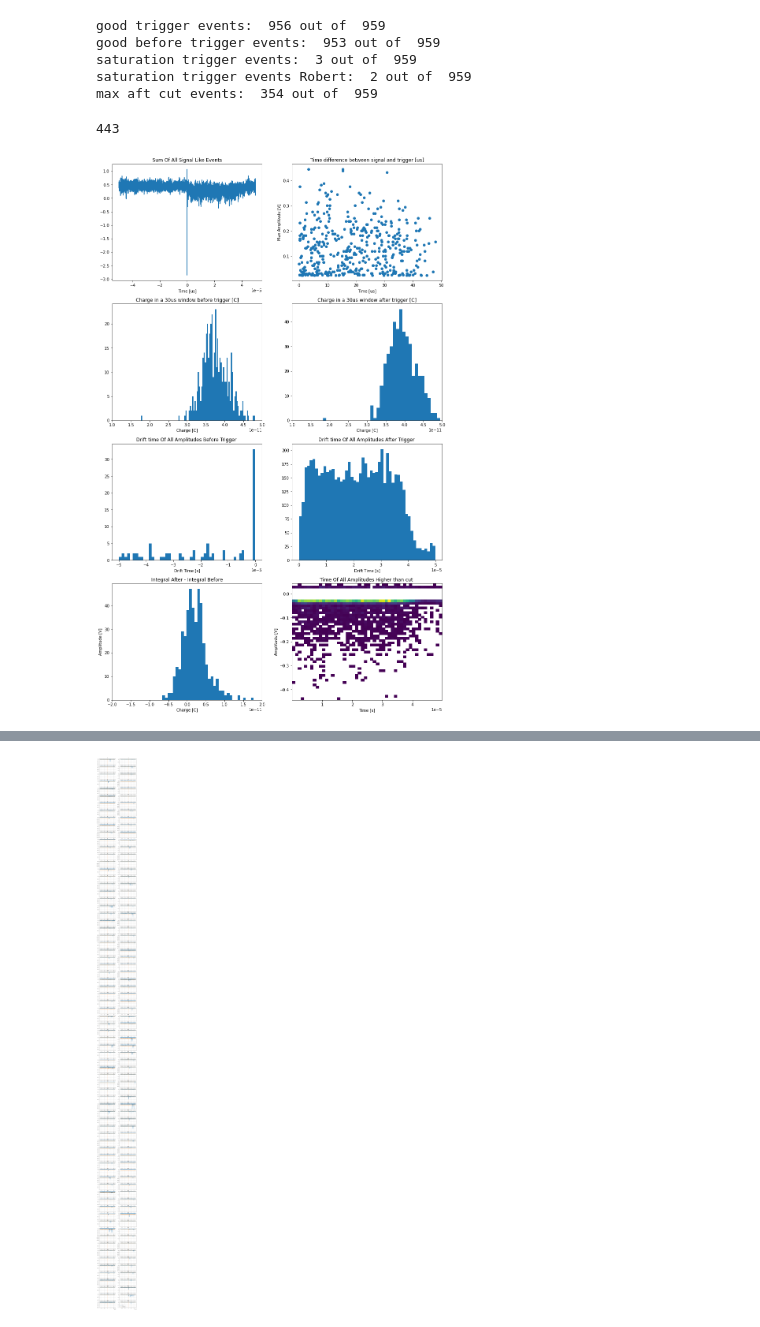
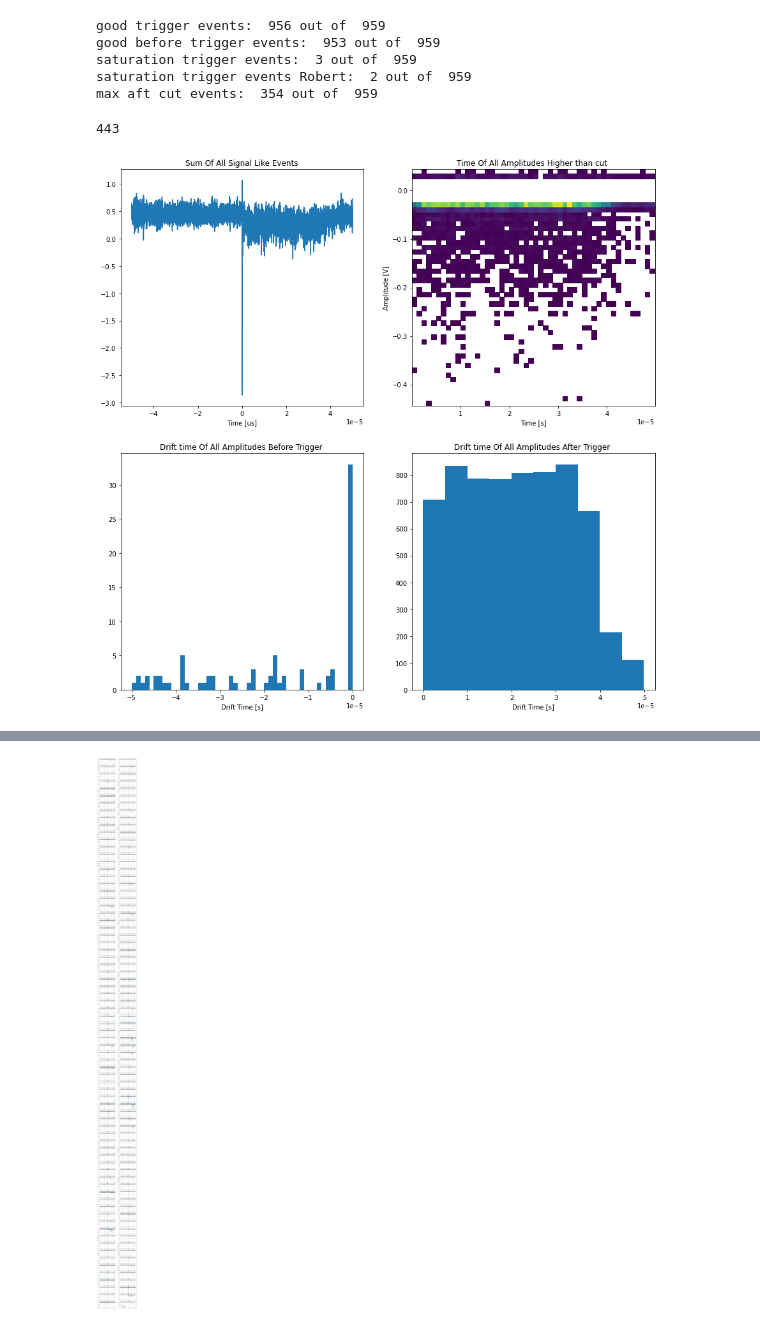
Before and after one commit to robert-mihai/TPC_Comissioning, a Jupyter notebook: SeabornDF.ipynb, the cells around one changed output, grey strips where cells are left out. Cells and saved outputs as stored; diff of their text form; code cells hidden in the pictures.

```diff
--- a/SeabornDF.ipynb
+++ b/SeabornDF.ipynb
@@ -311,8 +334,9 @@ for i in range(len(evt_no)):
     if (  Max_bef[i] > cut_val and good_evt_flag[i] == 'Good Event'):
         cut2_idx.append(i)
 # %%
+#-------------------------------------
 #plot events for "cut1" after the trigger
-
+#-------------------------------------
 Int_bef_cut1 = []
 Int_aft_cut1 = []
 for i in range(len(cut1_idx)):
@@ -323,80 +347,46 @@ for i in range(len(cut1_idx)):
 print (len(cut1_idx))
 
 
-
-# for i in range(len(cut1_idx)):
-#     int_norm_bef = 0
-#     int_norm_aft = 0
-#     for j in range(len(ampl_TPC[cut1_idx[i]])):
-#         if (int_LowLim < time_TPC[i][j]  and time_TPC[i][j] < trig_offset -2e-6):
-#             #Int_bef_cut1[i]+=abs(ampl_TPC[cut1_idx[i]][j]) * dt/(2*Impedance)
-#             int_norm_bef+=1
-#         if (int_UpLim < time_TPC[i][j]  and time_TPC[i][j]> trig_offset):
-#             Int_aft_cut1[i]+=abs(ampl_TPC[cut1_idx[i]][j]) * dt/(2*Impedance)
-#             int_norm_aft+=1
-#     Int_bef_cut1[i]=Int_bef_cut1[i]/int_norm_bef
-#     Int_aft_cut1[i]=Int_bef_cut1[i]/int_norm_aft
-
-# On the left: This plots the sum of all the events passing the cut1 criterium
-# On the right: The time difference between the maximum and the trigger of all the events which pass cut1
-
-
 sig_trig_time = []
 max_aft_cut1 = []
 int_bef_cut1_dump = []
 int_aft_cut1_dump = []
 
+#here I store all the integrals passing the cut1 conditions (to have at least one amplitude higher than 0.02 after trigeer)
 for i in range(len(cut1_idx)):
     sig_trig_time.append((Max_aft_time[cut1_idx[i]]-trig_offset)*1e6)
     max_aft_cut1.append(Max_aft[cut1_idx[i]])
     int_bef_cut1_dump.append(Int_bef[cut1_idx[i]])
     int_aft_cut1_dump.append(Int_aft[cut1_idx[i]])
 # plt.hist(sig_trig_time)
 
 
 
 ampl_sum = []
+
 for i in range(len(ampl_TPC[1])):
     ampl_sum.append(0)
 
 for i in range(len(cut1_idx)):
     for j in range(len(ampl_TPC[cut1_idx[i]])):
         ampl_sum[j]+=ampl_TPC[cut1_idx[i]][j]
 
-fig, axes = plt.subplots(4, 2, figsize=(15, 25), sharey=False)
-
+fig, axes = plt.subplots(2, 2, figsize=(15, 15), sharey=False)
 axes[0,0].plot(time_TPC[1],ampl_sum, color = 'C0')
 axes[0,0].set(title = "Sum Of All Signal Like Events",xlabel = "Time [us]")
-axes[0,1].scatter(sig_trig_time,max_aft_cut1 ,color = 'C0')
-axes[0,1].set(title = "Time difference between signal and trigger [us]",xlabel = 'Time [us]', ylabel = "Max Amplitude [V]")
-
-
-axes[1,0].hist(int_bef_cut1_dump, bins =100,color = 'C0')
-axes[1,0].set(title = "Charge in a 30us window before trigger [C]",xlim = (1e-11,5e-11),xlabel = "Charge [C]")
-axes[1,1].hist(int_aft_cut1_dump , bins =100,color = 'C0')
-axes[1,1].set(title = "Charge in a 30us window after trigger [C]",xlim = (1e-11,5e-11),xlabel = 'Charge [C]')
 
 
 
 
-axes[2,0].hist(big_ampl_bef_time_all,  bins=50 )
-axes[2,0].set(title = "Drift time Of All Amplitudes Before Trigger ",xlabel = "Drift Time [s]" )
-axes[2,1].hist(big_ampl_aft_time_all,  bins=50 )
-axes[2,1].set(title = "Drift time Of All Amplitudes After Trigger ",xlabel = "Drift Time [s]" )
+axes[1,0].hist(big_ampl_bef_time_all,  bins=50 )
+axes[1,0].set(title = "Drift time Of All Amplitudes Before Trigger ",xlabel = "Drift Time [s]" )
+axes[1,1].hist(big_ampl_aft_time_all,  bins=10 )
+axes[1,1].set(title = "Drift time Of All Amplitudes After Trigger ",xlabel = "Drift Time [s]" )
 
-
-dum_list = []
-zip_object = zip(int_aft_cut1_dump, int_bef_cut1_dump)
-for int_aft_cut1_dump_i, int_bef_cut1_dump_i in zip_object:
-    dum_list.append(int_aft_cut1_dump_i-int_bef_cut1_dump_i)
-
-
-axes[3,0].hist(dum_list,  bins=100 )
-axes[3,0].set(title = "Integral After - Integral Before",xlabel = "Charge [C]", xlim = (-2e-11,2e-11), ylabel = "Amplitude [V]")
-axes[3,1].hist2d(big_ampl_aft_time_all,big_ampl_aft_all, bins=50, cmin =1)
-axes[3,1].set(title = "Time Of All Amplitudes Higher than cut ",xlabel = "Time [s]", ylabel = "Amplitude [V]")
+axes[0,1].hist2d(big_ampl_aft_time_all,big_ampl_aft_all, bins=50, cmin =1)
+axes[0,1].set(title = "Time Of All Amplitudes Higher than cut ",xlabel = "Time [s]", ylabel = "Amplitude [V]")
 
 fig.savefig(path+"wf_sum.pdf")
 # %% [output]
 443
-[figure, old version]
+[figure, new version]
```
Also changed, not shown: parts of 7 cells of this notebook.
